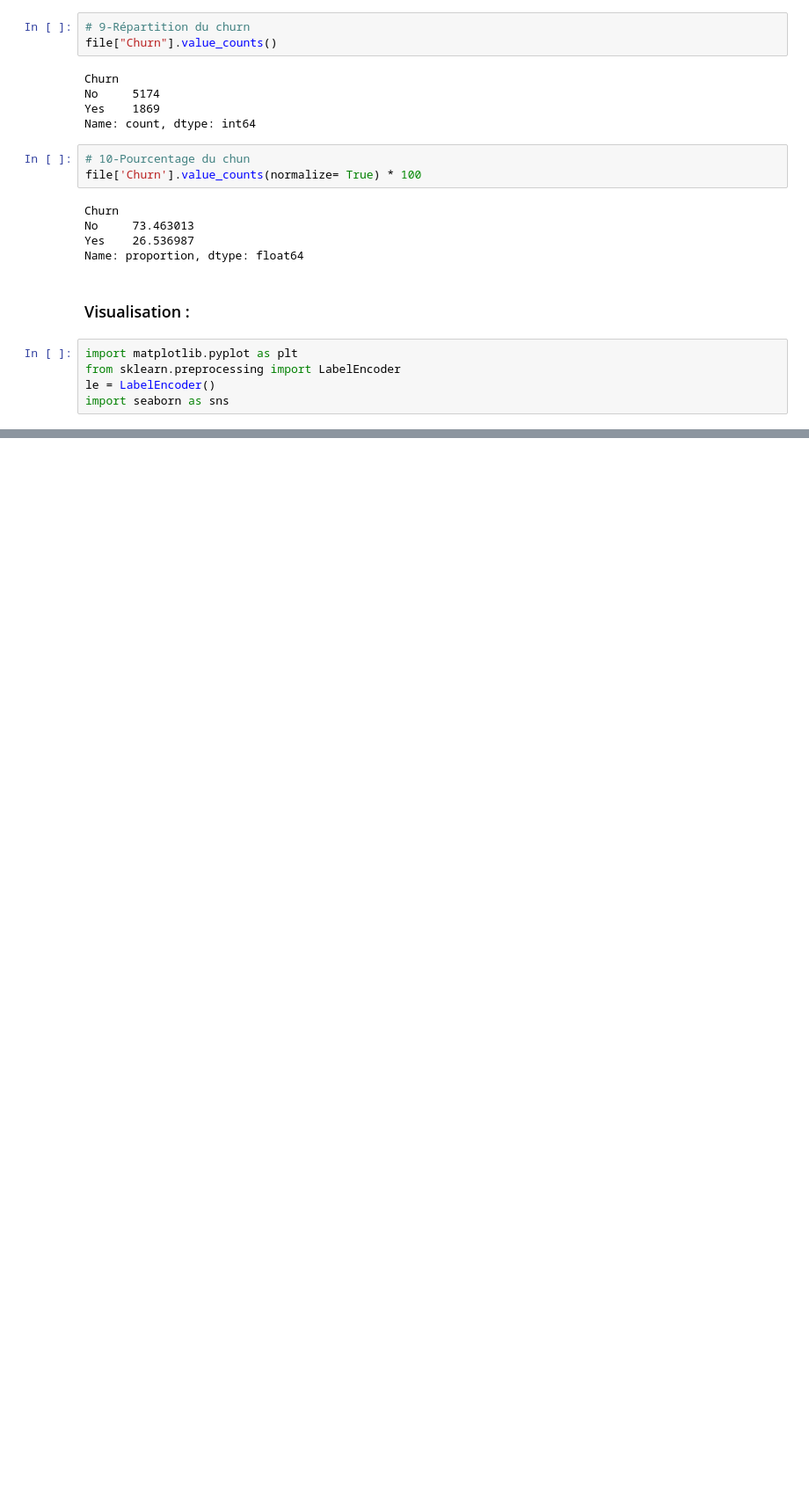
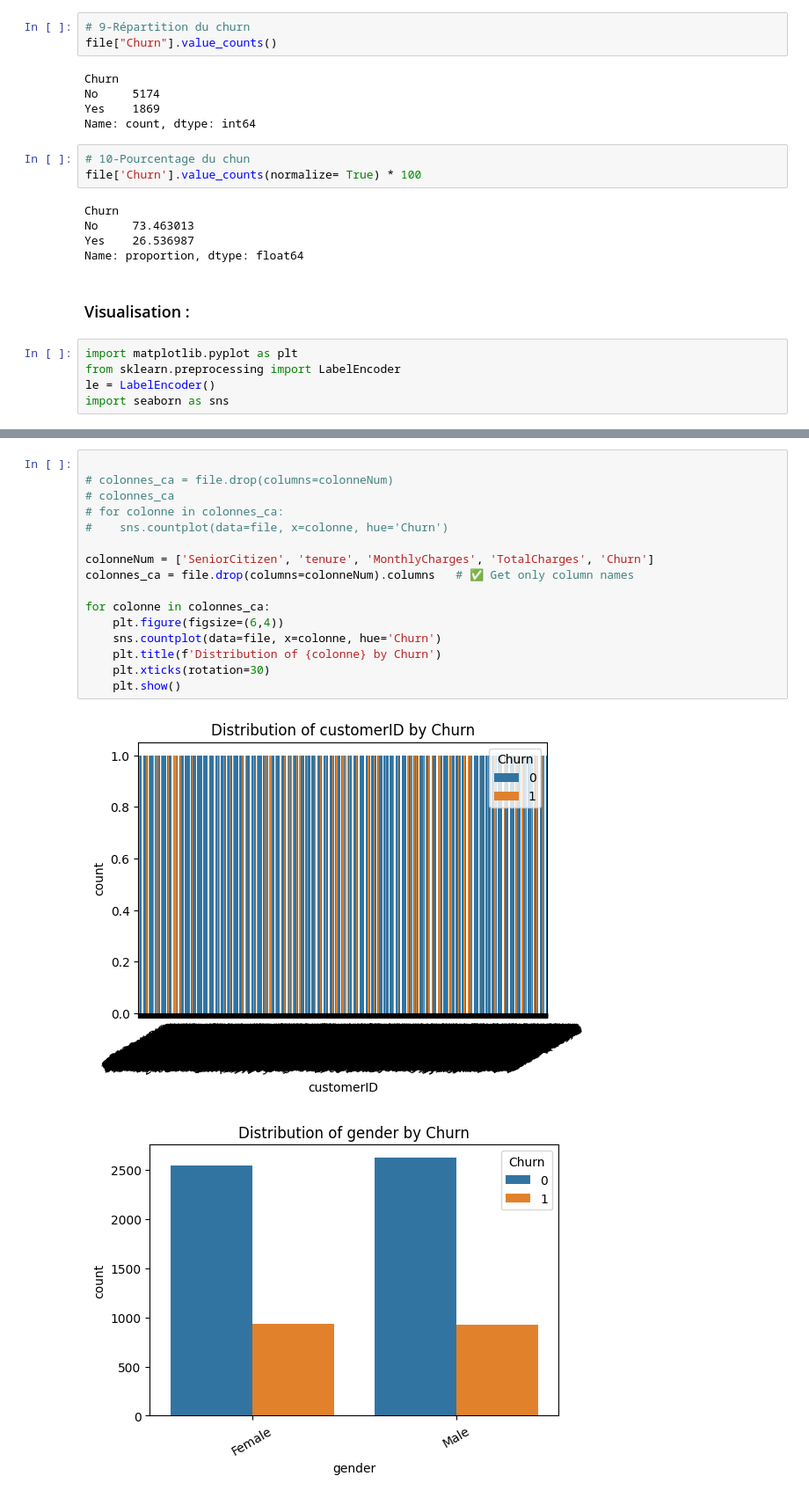
Before and after one commit to elhidarinouhayla/Pr-diction-du-Churn-Client-, a Jupyter notebook: EDA.ipynb, the cells around one changed output, grey strips where cells are left out. Shown: that part at 88% size. Drawn from its saved outputs; the diff is of its cells as text; blank space fills up the shorter version.

```diff
--- a/EDA.ipynb
+++ b/EDA.ipynb
@@ -191,0 +171,19 @@ dtype: int64
+# %%
+
+# colonnes_ca = file.drop(columns=colonneNum)
+# colonnes_ca
+# for colonne in colonnes_ca:
+#    sns.countplot(data=file, x=colonne, hue='Churn')
+
+colonneNum = ['SeniorCitizen', 'tenure', 'MonthlyCharges', 'TotalCharges', 'Churn']
+colonnes_ca = file.drop(columns=colonneNum).columns   # ✅ Get only column names
+
+for colonne in colonnes_ca:
+    plt.figure(figsize=(6,4))
+    sns.countplot(data=file, x=colonne, hue='Churn')
+    plt.title(f'Distribution of {colonne} by Churn')
+    plt.xticks(rotation=30)
+    plt.show()
+# %% [output]
+[figure, added]
+[figure, added]
```
Also changed, not shown: parts of 3 cells of this notebook.
